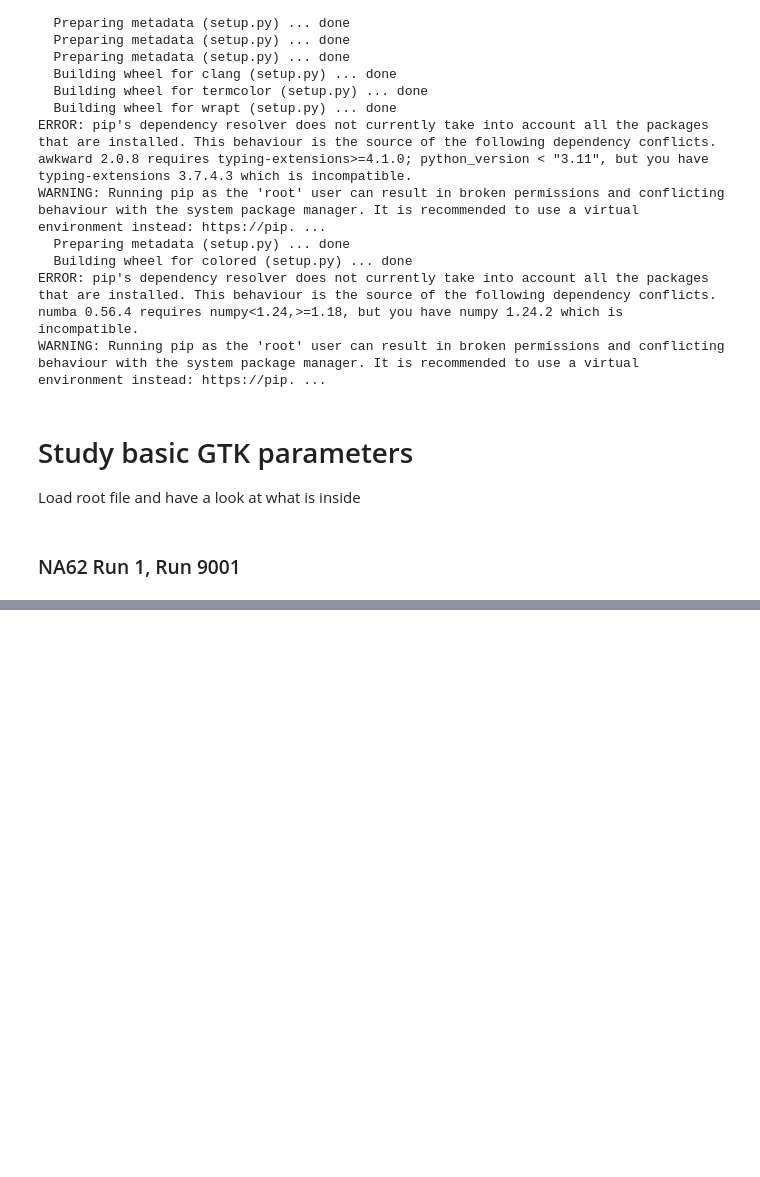
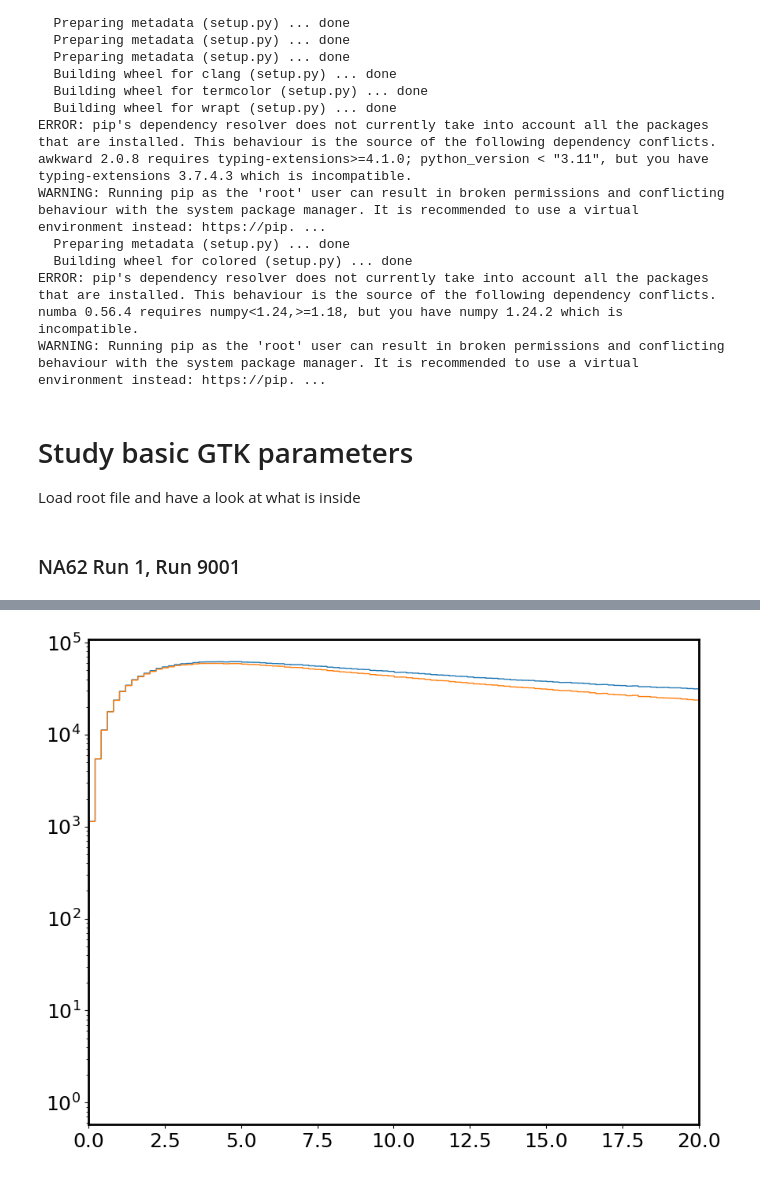
Before and after one commit to kleimenova/gtkstudy, a Jupyter notebook: TP4b_project_study.ipynb, the cells around one changed output, grey strips where cells are left out. Drawn from its saved outputs; the diff is of its cells as text; code cells hidden in the pictures; blank space fills up the shorter version.

```diff
--- a/TP4b_project_study.ipynb
+++ b/TP4b_project_study.ipynb
@@ -89,7 +89,11 @@ pl.rc('axes', linewidth = 2)
 ### NA62 Run 1, Run 9001
 # %%
 # Set file path as in your setup:
-FilePath="/content/drive/MyDrive/TP4b/Data/Run009001_gtk_tp4b_1802.root"
+# FilePath="/content/drive/MyDrive/TP4b/Data/Run009001_gtk_tp4b_1802.root"
+# FilePath='../../../cernbox/MyAnalysis/tmpacc/tp4b/Run009001_gtk_tp4b_1802.root'
+# FilePath='/home/akleimen/Documents/Run009001_gtk_tp4b_3103.root'
+FilePath='Run009001_gtk_tp4b_2604_old.root'
+# FilePath='Run012037_gtk_tp4b_small_1804.root'
 myFile = ROOT.TFile.Open(FilePath)
 myTree = myFile.GTKStudyTtree
 # Don't mind warnings, they are related to the NA62FW ROOT dictionary, which we don't have setup here
@@ -125,3 +175,17 @@ myTree.Show(0)
+# %%
+# sigma_x = 16.69
+# sigma_y = 7.58
+# sigma_px = 9.26
+# sigma_py = 9.421
+sigma_p = 900
+
+sigma_x = 1.4
+sigma_y = 1.5
+sigma_tx = 25.0e-6
+sigma_ty = 28.0e-6
+sigma_t = 0.120
+def compute_chi2(dx, dy, dtx, dty, dp, dt):
+    return np.power(dx/sigma_x, 2) + np.power(dy/sigma_y,2) + np.power(dt/sigma_t, 2) + np.power(dtx/sigma_tx ,2 ) + np.power(dty/sigma_ty, 2) + np.power(dp/sigma_p, 2)
 # %%
 # Took me 25' on google collabs..
 # fill dx, dy, dt, dPx, dPy, dPz:
@@ -145,0 +270,14 @@ for entry in myTree:
+# %%
+# Chi2 all candidates:
+fig, ax= pl.subplots(figsize=(plotw,ploth))
+chi2_b = np.array(chi2_best)
+chi2_a = np.array(chi2)
+pl.hist(chi2_a[chi2_a<1000], bins=5000, histtype='step')
+pl.hist(chi2_b[chi2_b<1000], bins=5000, histtype='step')
+
+ax.set_xlim(0,20)
+# ax.set_ylim(-50, 50)
+
+ax.set_yscale('log')
+# %% [output]
+[figure, added]
```
Also changed, not shown: parts of 40 cells of this notebook, 2 other files.
